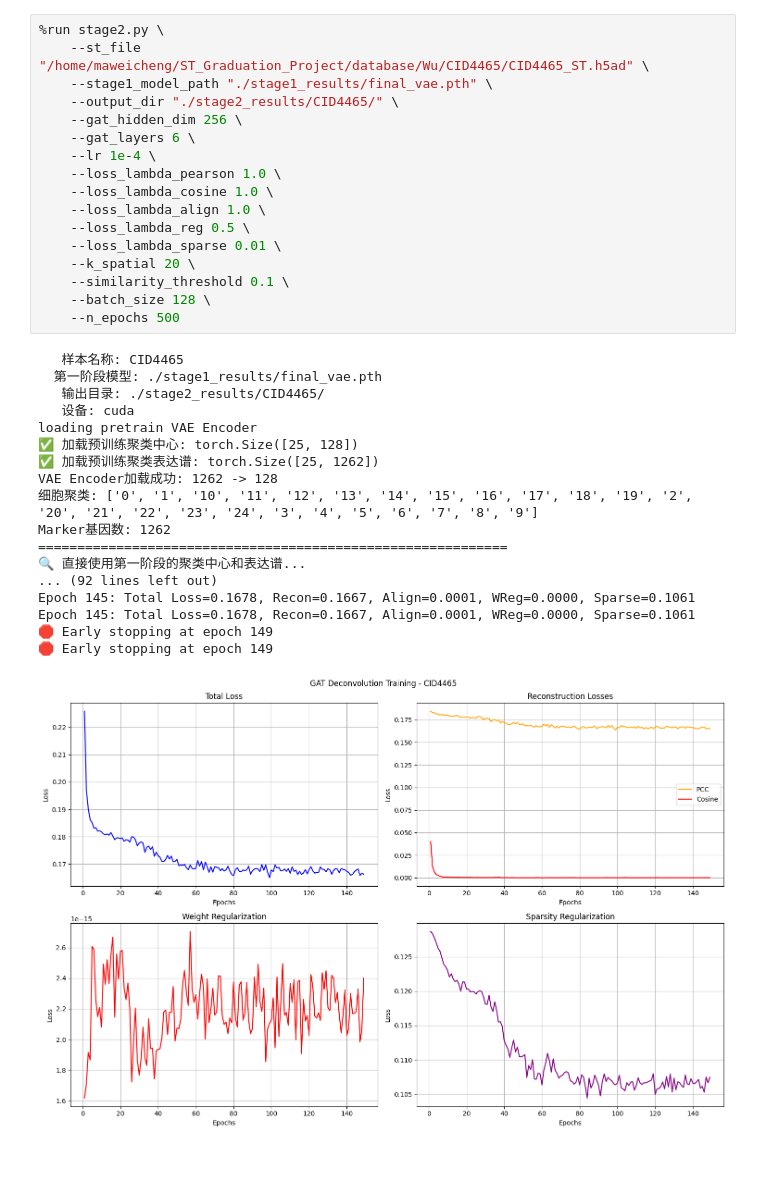
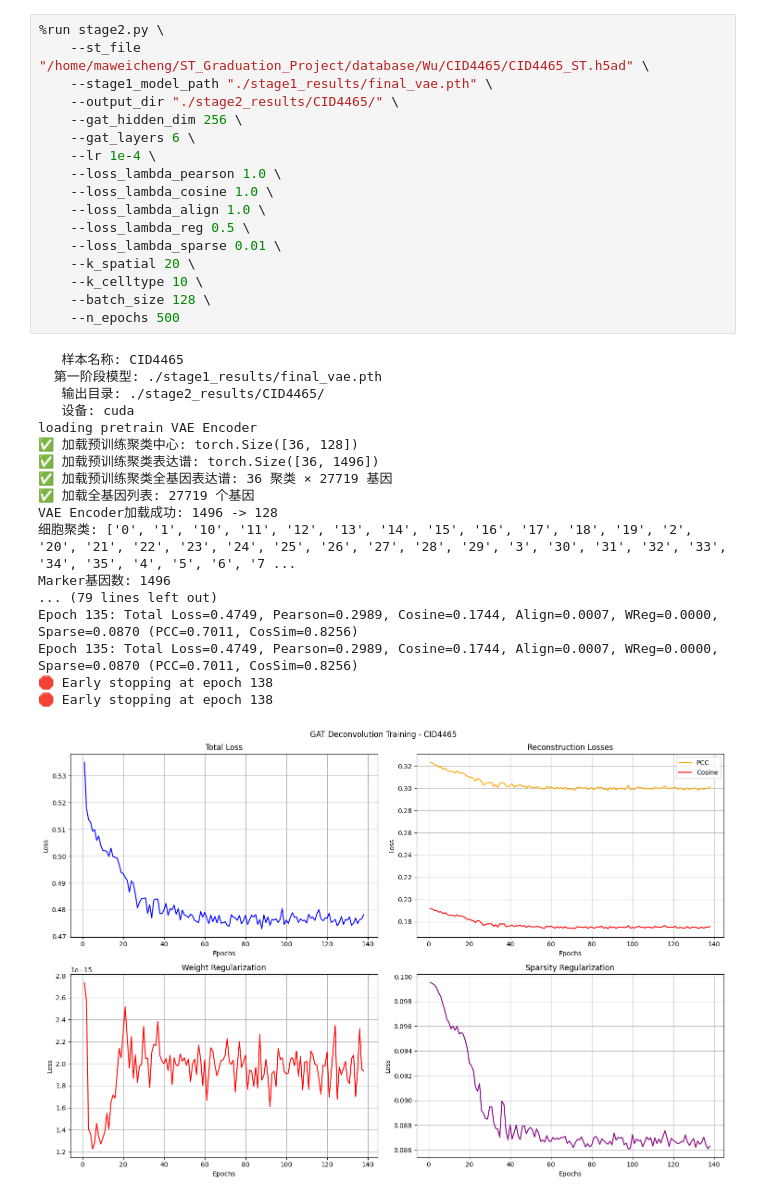
Before and after one commit to KuangQuanS/Spagraph, a Jupyter notebook: SC_MAP_ST/run.ipynb, the cells around one changed output. Saved outputs shown, nothing was run; the diff lists cells and outputs as text; blank space fills up the shorter version.

```diff
--- a/SC_MAP_ST/run.ipynb
+++ b/SC_MAP_ST/run.ipynb
@@ -39,37 +42,37 @@ Epoch 500: Train Loss=471.6633 (Recon=452.7076, KL=18.9557), Test Loss=452.6463
 # %%
 %run stage2.py \
     --st_file "/home/maweicheng/ST_Graduation_Project/database/Wu/CID4465/CID4465_ST.h5ad" \
     --stage1_model_path "./stage1_results/final_vae.pth" \
     --output_dir "./stage2_results/CID4465/" \
     --gat_hidden_dim 256 \
     --gat_layers 6 \
     --lr 1e-4 \
     --loss_lambda_pearson 1.0 \
     --loss_lambda_cosine 1.0 \
     --loss_lambda_align 1.0 \
     --loss_lambda_reg 0.5 \
     --loss_lambda_sparse 0.01 \
     --k_spatial 20 \
-    --similarity_threshold 0.1 \
+    --k_celltype 10 \
     --batch_size 128 \
     --n_epochs 500
 # %% [output]
    样本名称: CID4465
   第一阶段模型: ./stage1_results/final_vae.pth
    输出目录: ./stage2_results/CID4465/
    设备: cuda
 loading pretrain VAE Encoder
-✅ 加载预训练聚类中心: torch.Size([25, 128])
-✅ 加载预训练聚类表达谱: torch.Size([25, 1262])
-VAE Encoder加载成功: 1262 -> 128
-细胞聚类: ['0', '1', '10', '11', '12', '13', '14', '15', '16', '17', '18', '19', '2', '20', '21', '22', '23', '24', '3', '4', '5', '6', '7', '8', '9']
-Marker基因数: 1262
-============================================================
-🔍 直接使用第一阶段的聚类中心和表达谱...
-... (92 lines left out)
-Epoch 145: Total Loss=0.1678, Recon=0.1667, Align=0.0001, WReg=0.0000, Sparse=0.1061
-Epoch 145: Total Loss=0.1678, Recon=0.1667, Align=0.0001, WReg=0.0000, Sparse=0.1061
-🛑 Early stopping at epoch 149
-🛑 Early stopping at epoch 149
+✅ 加载预训练聚类中心: torch.Size([36, 128])
+✅ 加载预训练聚类表达谱: torch.Size([36, 1496])
+✅ 加载预训练聚类全基因表达谱: 36 聚类 × 27719 基因
+✅ 加载全基因列表: 27719 个基因
+VAE Encoder加载成功: 1496 -> 128
+细胞聚类: ['0', '1', '10', '11', '12', '13', '14', '15', '16', '17', '18', '19', '2', '20', '21', '22', '23', '24', '25', '26', '27', '28', '29', '3', '30', '31', '32', '33', '34', '35', '4', '5', '6', '7 ...
+Marker基因数: 1496
+... (79 lines left out)
+Epoch 135: Total Loss=0.4749, Pearson=0.2989, Cosine=0.1744, Align=0.0007, WReg=0.0000, Sparse=0.0870 (PCC=0.7011, CosSim=0.8256)
+Epoch 135: Total Loss=0.4749, Pearson=0.2989, Cosine=0.1744, Align=0.0007, WReg=0.0000, Sparse=0.0870 (PCC=0.7011, CosSim=0.8256)
+🛑 Early stopping at epoch 138
+🛑 Early stopping at epoch 138
-[figure, old version]
+[figure, new version]
 📊 评估模型结果...
```
Also changed, not shown: parts of 2 cells of this notebook, 5 other files.
